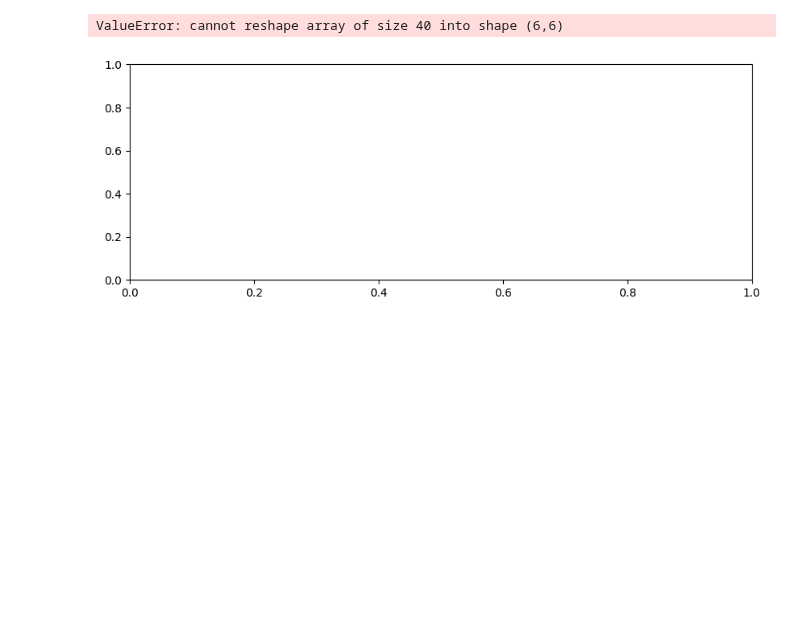
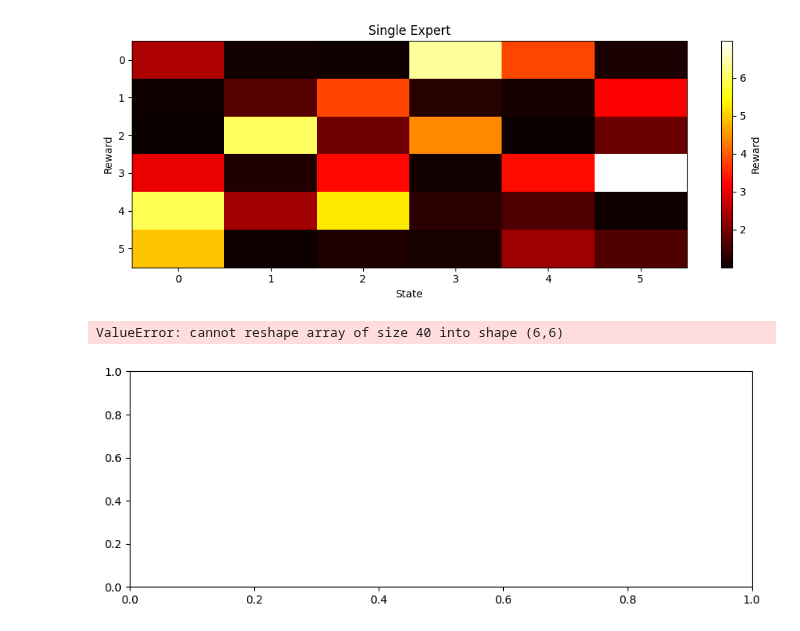
Before and after one commit to isabelkim/MI-IRL-KP, a Jupyter notebook: mdp.ipynb, the cells around one changed output. Cells and saved outputs as stored; diff of their text form; code cells hidden in the pictures; blank space fills up the shorter version.

```diff
--- a/mdp.ipynb
+++ b/mdp.ipynb
@@ -181,3 +150,7 @@ def plot_multiple_reward_heatmaps(reward_matrix):
+# %%
+plot_multiple_reward_heatmaps(np.array([reward]))
+# %% [output]
+[figure, added]
 # %%
 def plot_reward_plots():
     for root, dirs, files in os.walk("data/experiments"):
```
Also changed, not shown: parts of 7 cells of this notebook, 1 other file.
